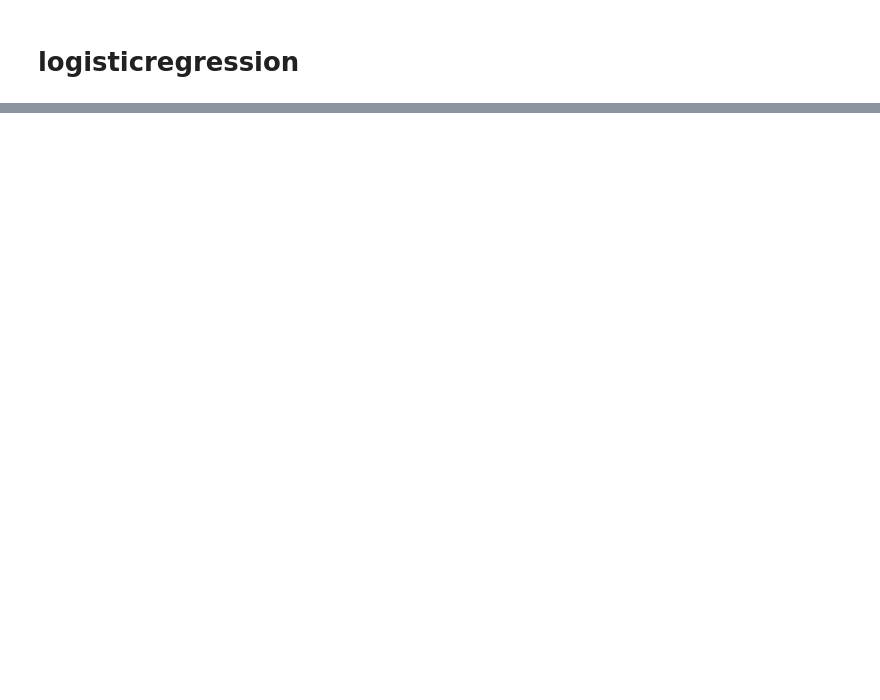
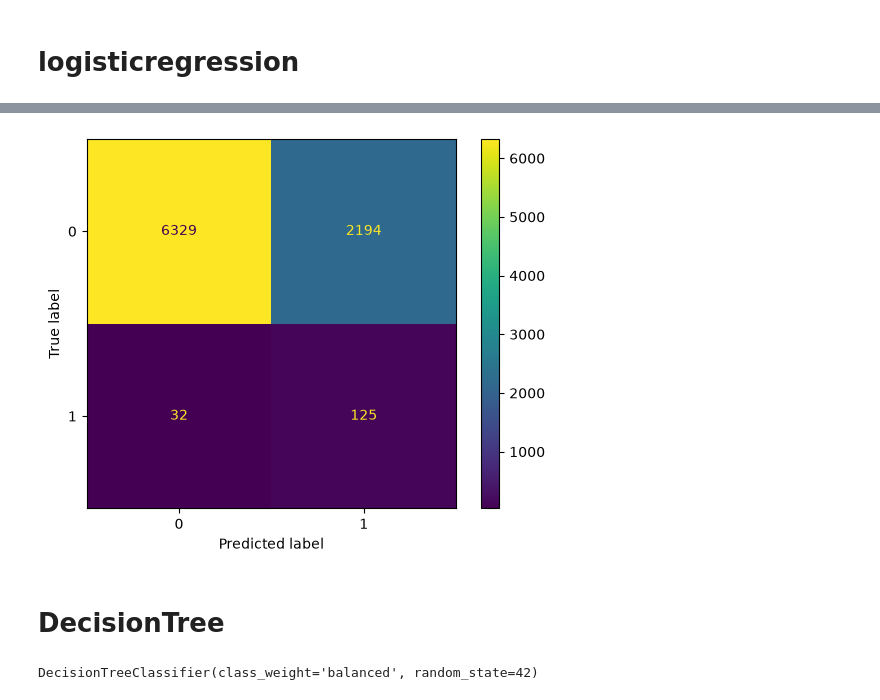
Before and after one commit to Jawad-Ahmad92/Ezitech-internship-projects, a Jupyter notebook: Stroke Prediction Dataset/code.ipynb, the cells around one changed output, grey strips where cells are left out. Cells and saved outputs as stored; diff of their text form; code cells hidden in the pictures; blank space fills up the shorter version.

```diff
--- a/Stroke Prediction Dataset/code.ipynb
+++ b/Stroke Prediction Dataset/code.ipynb
@@ -225,3 +256,9 @@ ________________________________________
+# %%
+df["gender"]=df["gender"].replace({
+    "Female":0,
+    "Male":1,
+    "Other":2
+})
 # %%
 from sklearn.preprocessing import LabelEncoder
 
@@ -256,6 +293,7 @@ y=df["stroke"]
 x_train,x_test,y_train,y_test=train_test_split(
     x,
     y,
-    train_size=0.2,
-    random_state=42
+    test_size=0.2,
+    random_state=42,
+    stratify=y
 )
@@ -262,2 +313,8 @@ x_train,x_test,y_train,y_test=train_test_split(
 # %% [markdown]
 # logisticregression
+# %%
+model=LogisticRegression(
+    class_weight="balanced",
+    max_iter=1000
+    )
+model.fit(x_train,y_train)
@@ -263,0 +323,3 @@ x_train,x_test,y_train,y_test=train_test_split(
+# %%
+y_pred=model.predict(x_test)
+np.unique(y_pred)
@@ -263,0 +342,10 @@ x_train,x_test,y_train,y_test=train_test_split(
+# %%
+cm=(y_test,y_pred)
+
+ConfusionMatrixDisplay.from_predictions(y_test,y_pred)
+
+plt.savefig("logisticregression_confusionmatrix.png")
+# %% [output]
+[figure, added]
+# %% [markdown]
+# DecisionTree
@@ -263,0 +357,4 @@ x_train,x_test,y_train,y_test=train_test_split(
+# %%
+model.fit(x_train,y_train)
+# %% [output]
+DecisionTreeClassifier(class_weight='balanced', random_state=42)
```
Also changed, not shown: parts of 39 cells of this notebook, 19 other files.
